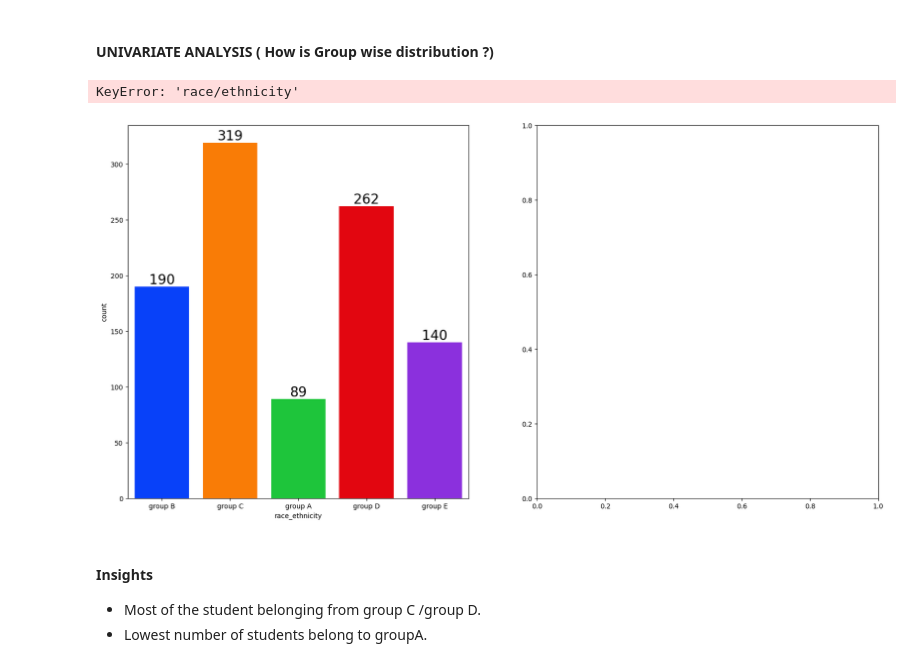
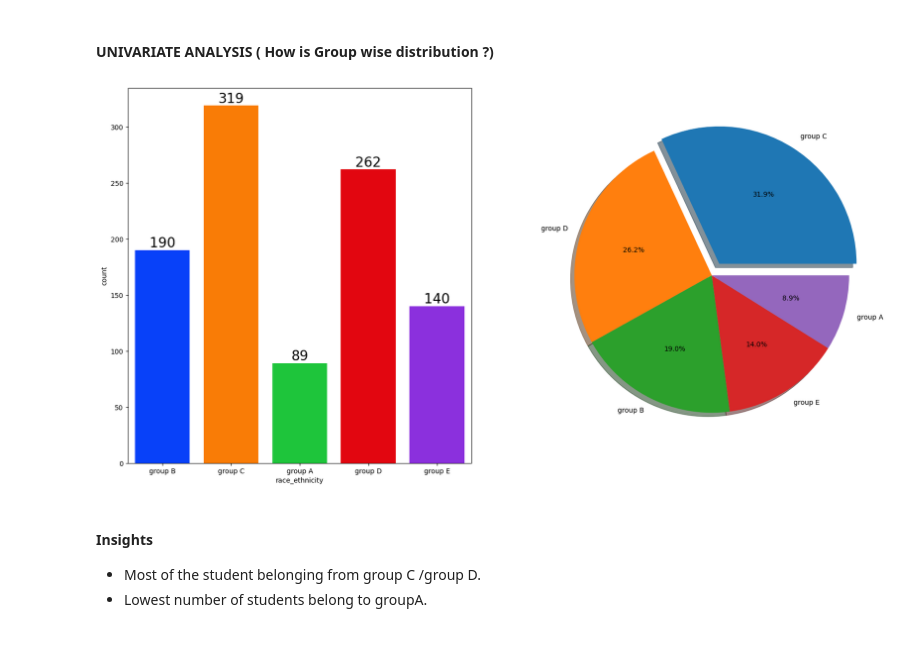
Before and after one commit to sid-42-d/endtoend_mlproject, a Jupyter notebook: notebook/1 . EDA STUDENT PERFORMANCE .ipynb, the cells around one changed output. Cells and saved outputs as stored; diff of their text form; code cells hidden in the pictures.

```diff
--- a/notebook/1 . EDA STUDENT PERFORMANCE .ipynb
+++ b/notebook/1 . EDA STUDENT PERFORMANCE .ipynb
@@ -467,14 +469,13 @@ NameError: name 'gender_group' is not defined
 # %%
 f,ax=plt.subplots(1,2,figsize=(20,10))
 sns.countplot(x=df['race_ethnicity'],data=df,palette = 'bright',ax=ax[0],saturation=0.95)
 for container in ax[0].containers:
     ax[0].bar_label(container,color='black',size=20)
 
-plt.pie(x = df['race/ethnicity'].value_counts(),labels=df['race/ethnicity'].value_counts().index,explode=[0.1,0,0,0,0],autopct='%1.1f%%',shadow=True)
+plt.pie(x = df['race_ethnicity'].value_counts(),labels=df['race_ethnicity'].value_counts().index,explode=[0.1,0,0,0,0],autopct='%1.1f%%',shadow=True)
 plt.show()
 # %% [output]
-KeyError: 'race/ethnicity'
-[figure, old version]
+[figure, new version]
 # %% [markdown]
 #### Insights
 - Most of the student belonging from group C /group D.
```
Also changed, not shown: parts of 10 cells of this notebook, 3 other files.
